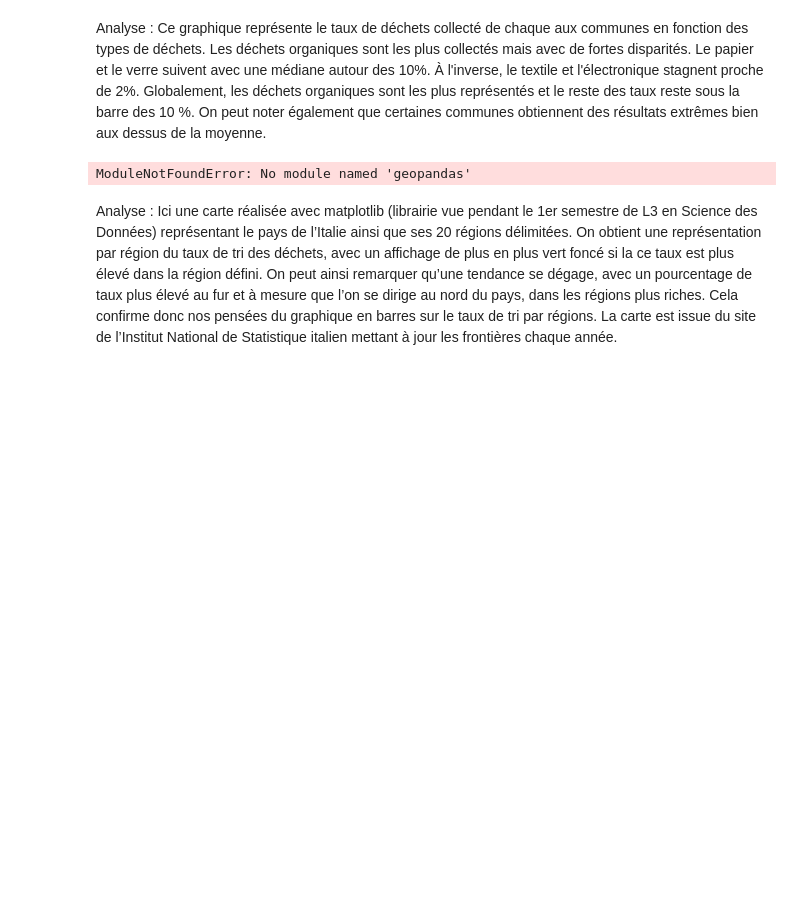
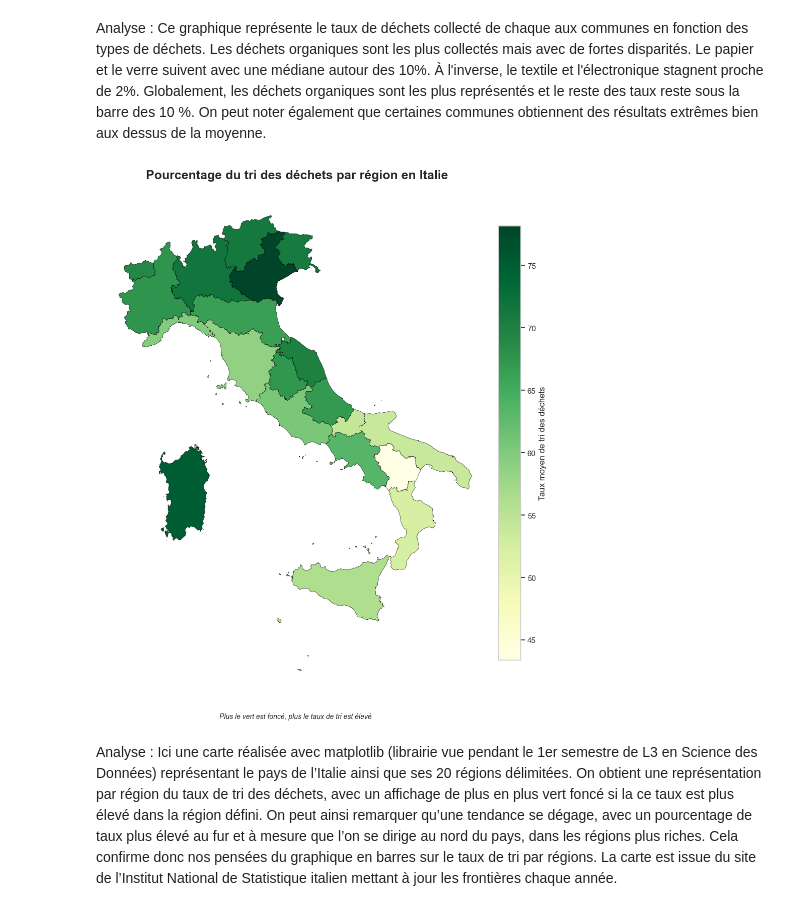
Before and after one commit to Anthony253400/Projet_SDD_4, a Jupyter notebook: visualitation/notebook.ipynb, the cells around one changed output. Cells and saved outputs as stored; diff of their text form; code cells hidden in the pictures; blank space fills up the shorter version.

```diff
--- a/visualitation/notebook.ipynb
+++ b/visualitation/notebook.ipynb
@@ -45,0 +18,16 @@ ModuleNotFoundError: No module named 'seaborn'
+# %%
+import pandas as pd
+import random
+
+import seaborn as sns
+import matplotlib.pyplot as plt
+import geopandas as gpd
+
+import os
+
+
+file_path = "../data/public_data_waste_fee.csv"
+df = pd.read_csv(file_path)
+
+path_map = "../topoItalie/Reg01012025_g/Reg01012025_g_WGS84.shp"
+italie_regions = gpd.read_file(path_map)
@@ -48,13 +75,8 @@ Analyse :
 Ce graphique représente le taux de déchets collecté de chaque aux communes en fonction des types de déchets. Les déchets organiques sont les plus collectés mais avec de fortes disparités. Le papier et le verre suivent avec une médiane autour des 10%. À l'inverse, le textile et l'électronique stagnent proche de 2%. Globalement, les déchets organiques sont les plus représentés et le reste des taux reste sous la barre des 10 %. On peut noter également que certaines communes obtiennent des résultats extrêmes bien aux dessus de la moyenne.
 # %%
 # Pourcentage du tri des déchets par région en Italie
-import geopandas as gpd
-import pandas as pd
-import matplotlib.pyplot as plt
 
-path_map = "../Limiti01012025_g/Reg01012025_g/Reg01012025_g_WGS84.shp"
-italie_regions = gpd.read_file(path_map)
-df_villes = pd.read_csv('data/public_data_waste_fee.csv')
+df_villes = df.copy()
 
 # Note : L'ISTAT utilise des noms bilingues officiels (ex: "Valle d'Aosta/Vallée d'Aoste")
 # J'ai ajouté les correspondances pour les régions bilingues et celles qui posaient problème.
@@ -74,34 +96,34 @@ stats_regions = df_villes.groupby('region_clean')['sor'].mean().reset_index()
 
 carte_finale = italie_regions.merge(stats_regions, left_on='DEN_REG', right_on='region_clean', how='left')
 
 fig, ax = plt.subplots(figsize=(12, 14))
 
 carte_finale.plot(
     column='sor',
     ax=ax,
     legend=True,
     cmap='YlGn',            # Palette : Yellow (bas) -> Green (haut)
     edgecolor='black',
     linewidth=0.4,
     missing_kwds={'color': 'lightgrey', 'label': 'Données manquantes'},
     legend_kwds={
         'label': "Taux moyen de tri des déchets",
         'orientation': "vertical",
         'shrink': 0.8,
         'pad': 0.02
     }
 )
 
 plt.title(" Pourcentage du tri des déchets par région en Italie", fontsize=18, fontweight='bold', pad=20)
 
 ax.text(0.5, -0.05, "Plus le vert est foncé, plus le taux de tri est élevé",
         transform=ax.transAxes, ha="center", fontsize=10, style='italic')
 
 ax.set_axis_off()
 
 plt.show()
 # %% [output]
-ModuleNotFoundError: No module named 'geopandas'
+[figure, added]
 # %% [markdown]
 Analyse :
 Ici une carte réalisée avec matplotlib (librairie vue pendant le 1er semestre de L3 en Science des Données) représentant le pays de l’Italie ainsi que ses 20 régions délimitées. On obtient une représentation par région du taux de tri des déchets, avec un affichage de plus en plus vert foncé si la ce taux est plus élevé dans la région défini. On peut ainsi remarquer qu’une tendance se dégage, avec un pourcentage de taux plus élevé au fur et à mesure que l’on se dirige au nord du pays, dans les régions plus riches. Cela confirme donc nos pensées du graphique en barres sur le taux de tri par régions. La carte est issue du site de l’Institut National de Statistique italien mettant à jour les frontières chaque année.
```
Also changed, not shown: parts of 20 cells of this notebook.
